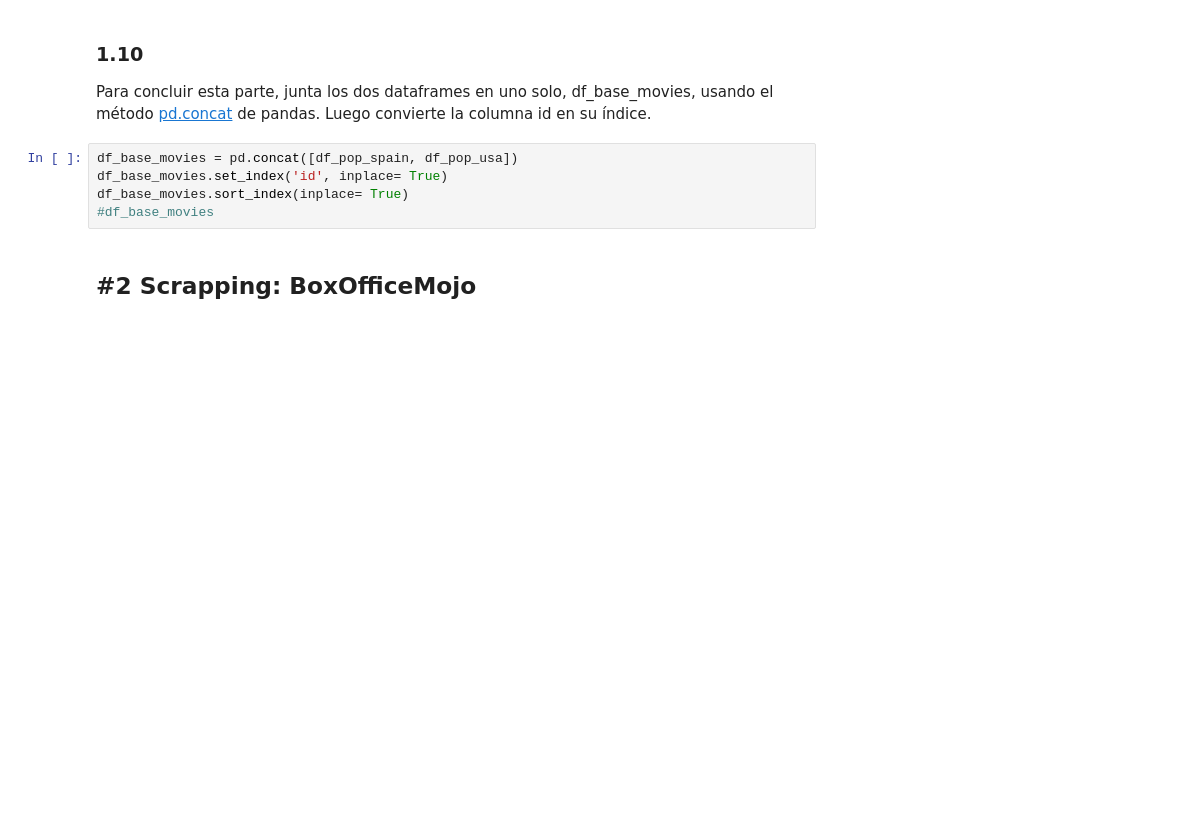
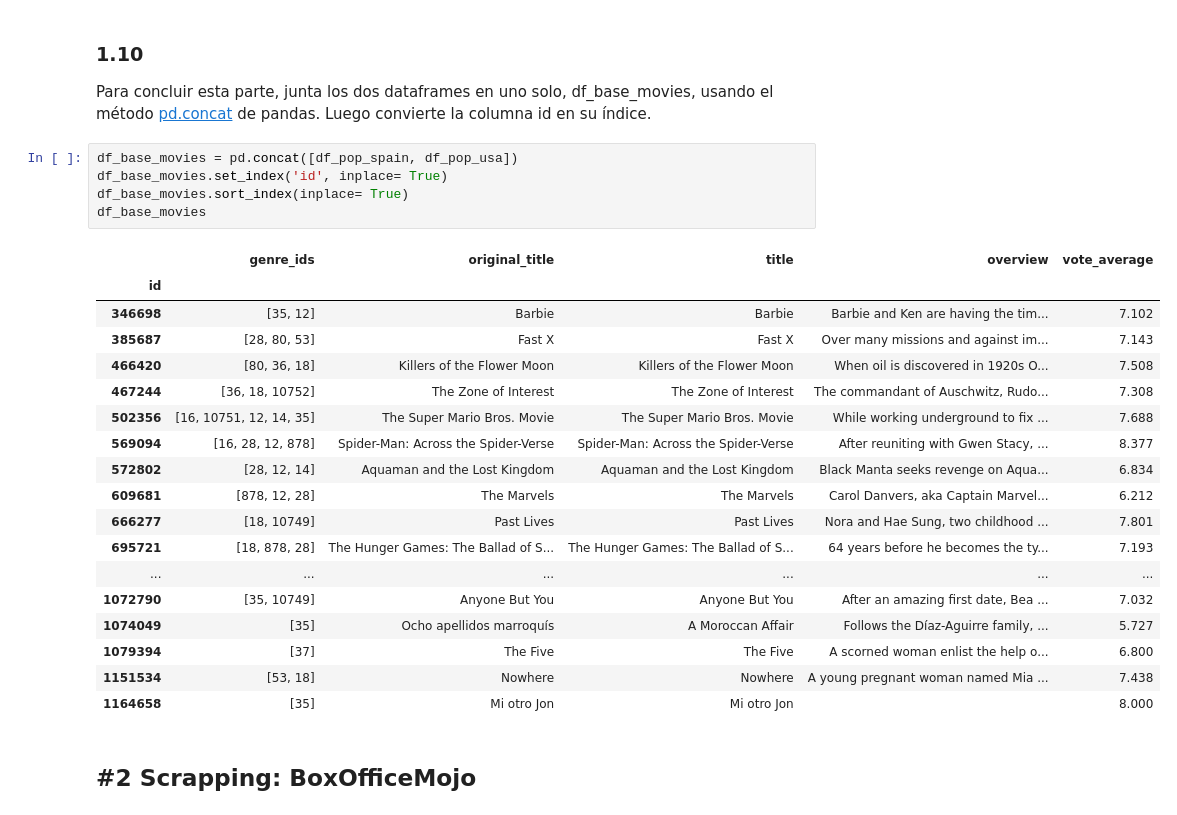
Before and after one commit to franthelad/ONLINE_DS_THEBRIDGE_FRAN_PASTOR, a Jupyter notebook: Sprint_06/Unidad_02/Practica_Obligatoria/18_Practica_Obligatoria_Scraping_API.ipynb, the cells around one changed output. Cells and saved outputs as stored; diff of their text form; blank space fills up the shorter version.

```diff
--- a/Sprint_06/Unidad_02/Practica_Obligatoria/18_Practica_Obligatoria_Scraping_API.ipynb
+++ b/Sprint_06/Unidad_02/Practica_Obligatoria/18_Practica_Obligatoria_Scraping_API.ipynb
@@ -241,8 +259,27 @@ Para concluir esta parte, junta los dos dataframes en uno solo, df_base_movies,
 # %%
 df_base_movies = pd.concat([df_pop_spain, df_pop_usa])
 df_base_movies.set_index('id', inplace= True)
 df_base_movies.sort_index(inplace= True)
-#df_base_movies
+df_base_movies
+# %% [output]
+|  | genre_ids | original_title | title | overview | vote_average |
+| id |  |  |  |  |  |
+| 346698 | [35, 12] | Barbie | Barbie | Barbie and Ken are having the tim... | 7.102 |
+| 385687 | [28, 80, 53] | Fast X | Fast X | Over many missions and against im... | 7.143 |
+| 466420 | [80, 36, 18] | Killers of the Flower Moon | Killers of the Flower Moon | When oil is discovered in 1920s O... | 7.508 |
+| 467244 | [36, 18, 10752] | The Zone of Interest | The Zone of Interest | The commandant of Auschwitz, Rudo... | 7.308 |
+| 502356 | [16, 10751, 12, 14, 35] | The Super Mario Bros. Movie | The Super Mario Bros. Movie | While working underground to fix ... | 7.688 |
+| 569094 | [16, 28, 12, 878] | Spider-Man: Across the Spider-Verse | Spider-Man: Across the Spider-Verse | After reuniting with Gwen Stacy, ... | 8.377 |
+| 572802 | [28, 12, 14] | Aquaman and the Lost Kingdom | Aquaman and the Lost Kingdom | Black Manta seeks revenge on Aqua... | 6.834 |
+| 609681 | [878, 12, 28] | The Marvels | The Marvels | Carol Danvers, aka Captain Marvel... | 6.212 |
+| 666277 | [18, 10749] | Past Lives | Past Lives | Nora and Hae Sung, two childhood ... | 7.801 |
+| 695721 | [18, 878, 28] | The Hunger Games: The Ballad of S... | The Hunger Games: The Ballad of S... | 64 years before he becomes the ty... | 7.193 |
+| ... | ... | ... | ... | ... | ... |
+| 1072790 | [35, 10749] | Anyone But You | Anyone But You | After an amazing first date, Bea ... | 7.032 |
+| 1074049 | [35] | Ocho apellidos marroquís | A Moroccan Affair | Follows the Díaz-Aguirre family, ... | 5.727 |
+| 1079394 | [37] | The Five | The Five | A scorned woman enlist the help o... | 6.800 |
+| 1151534 | [53, 18] | Nowhere | Nowhere | A young pregnant woman named Mia ... | 7.438 |
+| 1164658 | [35] | Mi otro Jon | Mi otro Jon |  | 8.000 |
 # %% [markdown]
 ## #2 Scrapping: BoxOfficeMojo
 # %% [markdown]
```
Also changed, not shown: parts of 3 cells of this notebook, 2 other files.
